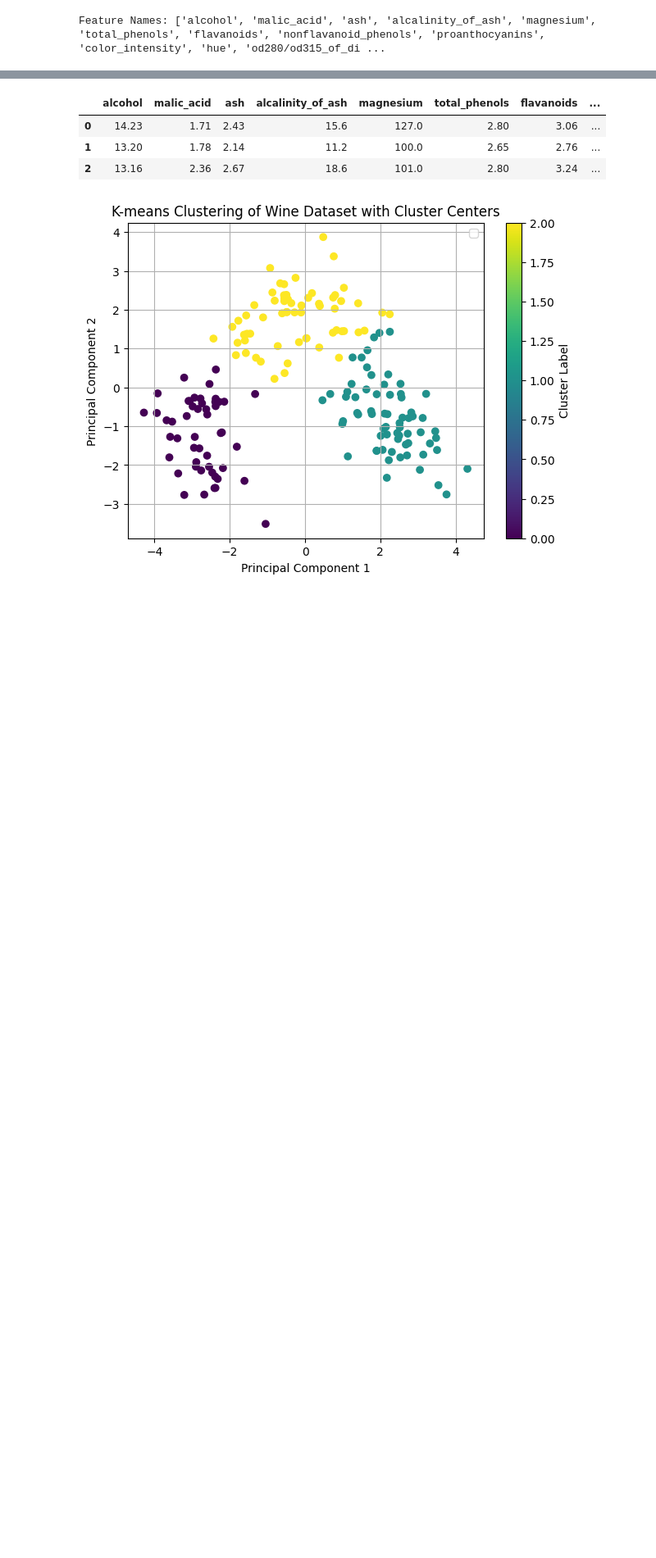
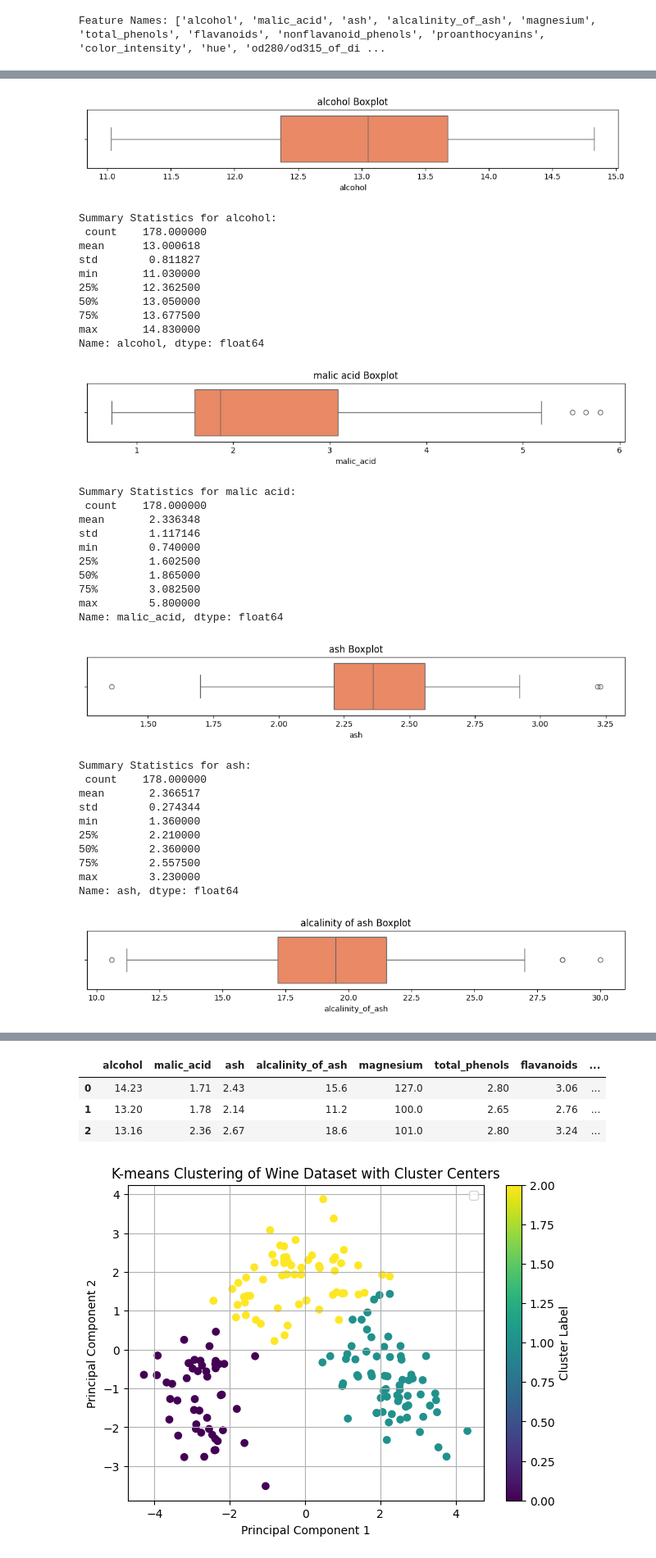
Before and after one commit to Kyaputan/Lab3-Machine-Learning, a Jupyter notebook: Linear_Model/ex03/K-Means_2.ipynb, the cells around one changed output, grey strips where cells are left out. Shown at 82% size. Drawn from its saved outputs; the diff is of its cells as text; code cells hidden in the pictures; blank space fills up the shorter version.

```diff
--- a/Linear_Model/ex03/K-Means_2.ipynb
+++ b/Linear_Model/ex03/K-Means_2.ipynb
@@ -20,0 +161,54 @@ Feature Names: ['alcohol', 'malic_acid', 'ash', 'alcalinity_of_ash', 'magnesium'
+# %%
+# Function to perform univariate analysis for numeric columns
+def univariate_analysis(data, column, title):
+    plt.figure(figsize=(10, 2))
+
+    # Create a boxplot with the specified color
+    sns.boxplot(x=data[column], color='coral')
+    plt.title(f'{title} Boxplot')
+
+    plt.tight_layout()
+    plt.show()
+
+    # Print summary statistics for the specified column
+    print(f'\nSummary Statistics for {title}:\n', data[column].describe())
+
+numerical_columns = ['alcohol', 'malic_acid', 'ash', 'alcalinity_of_ash', 'magnesium']
+
+for column in numerical_columns:
+    univariate_analysis(df, column, column.replace('_', ' '))
+# %% [output]
+[figure, added]
+Summary Statistics for alcohol:
+ count    178.000000
+mean      13.000618
+std        0.811827
+min       11.030000
+25%       12.362500
+50%       13.050000
+75%       13.677500
+max       14.830000
+Name: alcohol, dtype: float64
+[figure, added]
+Summary Statistics for malic acid:
+ count    178.000000
+mean       2.336348
+std        1.117146
+min        0.740000
+25%        1.602500
+50%        1.865000
+75%        3.082500
+max        5.800000
+Name: malic_acid, dtype: float64
+[figure, added]
+Summary Statistics for ash:
+ count    178.000000
+mean       2.366517
+std        0.274344
+min        1.360000
+25%        2.210000
+50%        2.360000
+75%        2.557500
+max        3.230000
+Name: ash, dtype: float64
+[figure, added]
```
Also changed, not shown: parts of 6 cells of this notebook, 2 other files.
